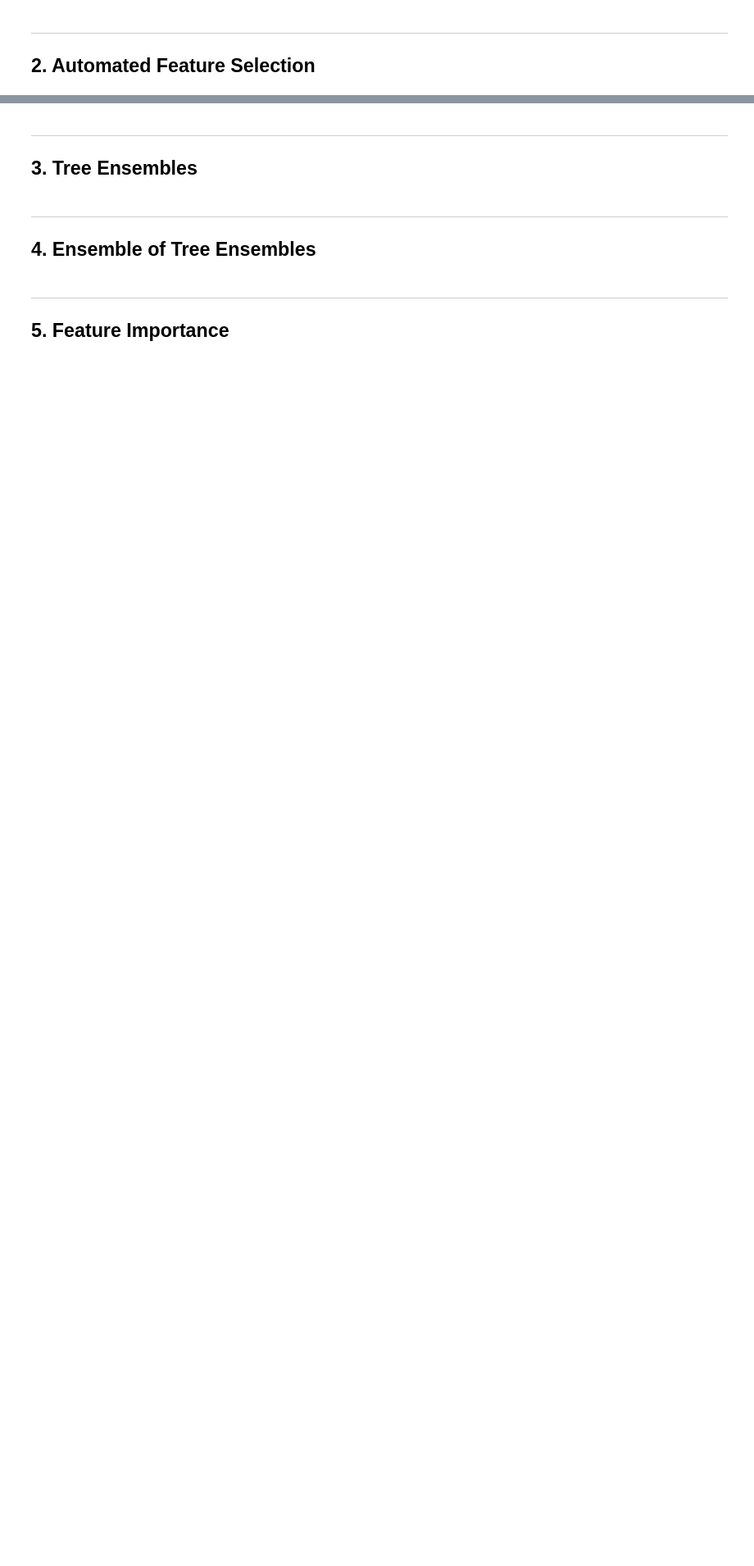
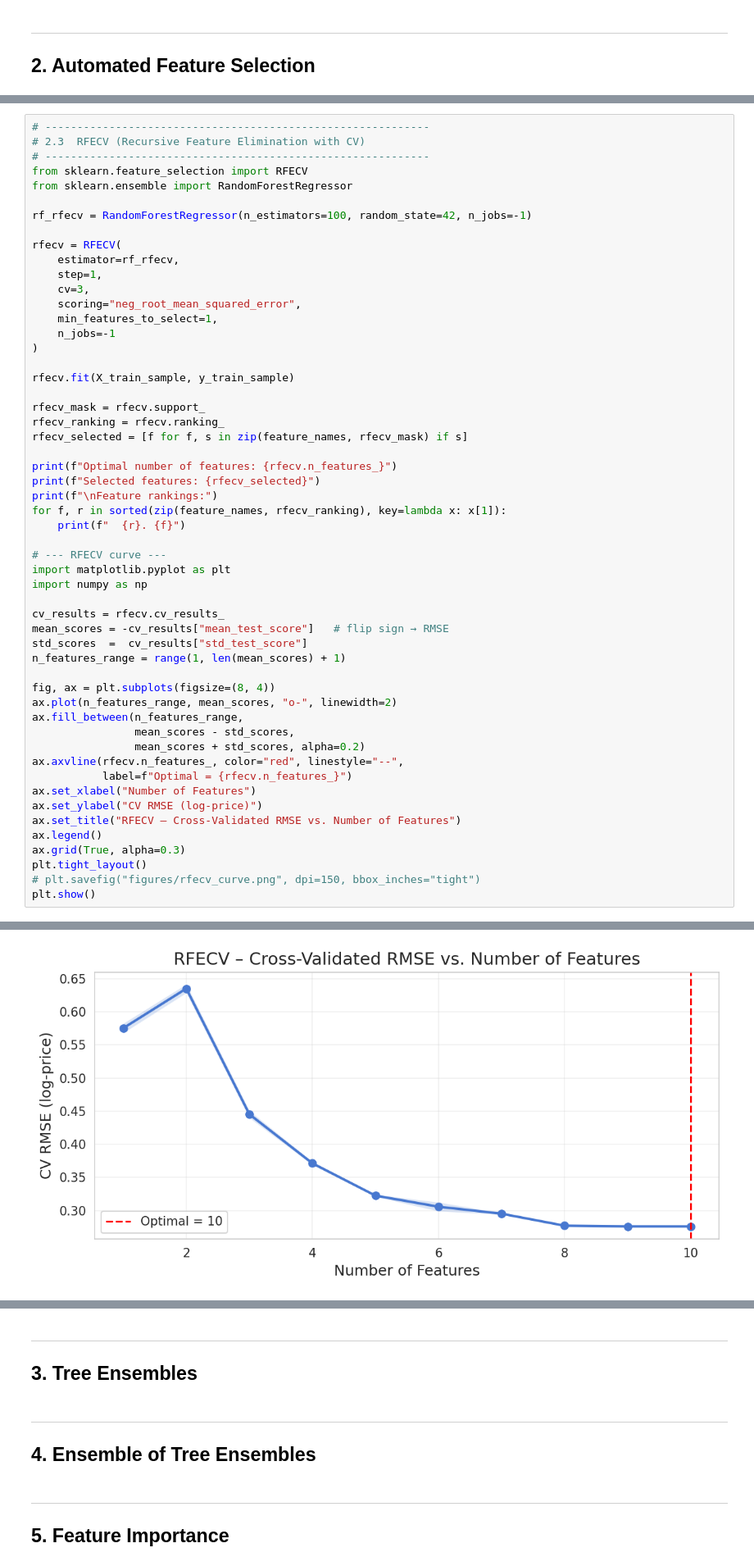
Before and after one commit to ian-shade/Autotrader-Cars-Price-Predictions-ML, a Jupyter notebook: aml_coursework.ipynb, the cells around one changed output, grey strips where cells are left out. Shown at 82% size. Drawn from its saved outputs; the diff is of its cells as text; blank space fills up the shorter version.

```diff
--- a/aml_coursework.ipynb
+++ b/aml_coursework.ipynb
@@ -778,0 +970,55 @@ Target           : log1p(price)
+# %%
+# ------------------------------------------------------------
+# 2.3  RFECV (Recursive Feature Elimination with CV)
+# ------------------------------------------------------------
+from sklearn.feature_selection import RFECV
+from sklearn.ensemble import RandomForestRegressor
+
+rf_rfecv = RandomForestRegressor(n_estimators=100, random_state=42, n_jobs=-1)
+
+rfecv = RFECV(
+    estimator=rf_rfecv,
+    step=1,
+    cv=3,
+    scoring="neg_root_mean_squared_error",
+    min_features_to_select=1,
+    n_jobs=-1
+)
+
+rfecv.fit(X_train_sample, y_train_sample)
+
+rfecv_mask = rfecv.support_
+rfecv_ranking = rfecv.ranking_
+rfecv_selected = [f for f, s in zip(feature_names, rfecv_mask) if s]
+
+print(f"Optimal number of features: {rfecv.n_features_}")
+print(f"Selected features: {rfecv_selected}")
+print(f"\nFeature rankings:")
+for f, r in sorted(zip(feature_names, rfecv_ranking), key=lambda x: x[1]):
+    print(f"  {r}. {f}")
+
+# --- RFECV curve ---
+import matplotlib.pyplot as plt
+import numpy as np
+
+cv_results = rfecv.cv_results_
+mean_scores = -cv_results["mean_test_score"]   # flip sign → RMSE
+std_scores  =  cv_results["std_test_score"]
+n_features_range = range(1, len(mean_scores) + 1)
+
+fig, ax = plt.subplots(figsize=(8, 4))
+ax.plot(n_features_range, mean_scores, "o-", linewidth=2)
+ax.fill_between(n_features_range,
+                mean_scores - std_scores,
+                mean_scores + std_scores, alpha=0.2)
+ax.axvline(rfecv.n_features_, color="red", linestyle="--",
+           label=f"Optimal = {rfecv.n_features_}")
+ax.set_xlabel("Number of Features")
+ax.set_ylabel("CV RMSE (log-price)")
+ax.set_title("RFECV – Cross-Validated RMSE vs. Number of Features")
+ax.legend()
+ax.grid(True, alpha=0.3)
+plt.tight_layout()
+# plt.savefig("figures/rfecv_curve.png", dpi=150, bbox_inches="tight")
+plt.show()
+# %% [output]
@@ -778,0 +1039 @@ Target           : log1p(price)
+[figure, added]
```
Also changed, not shown: parts of 31 cells of this notebook.
